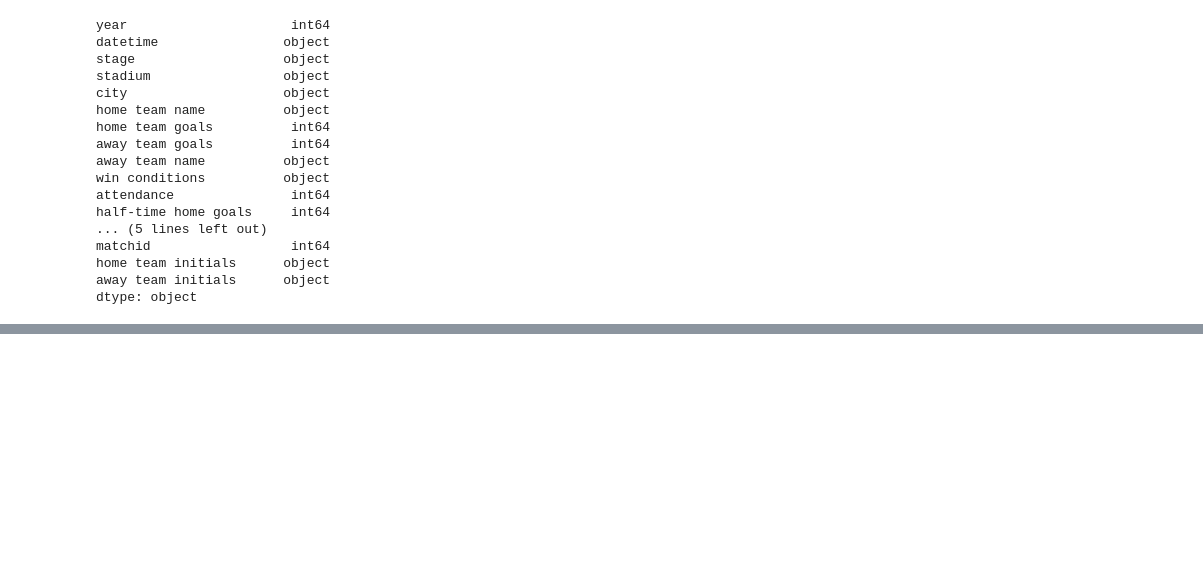
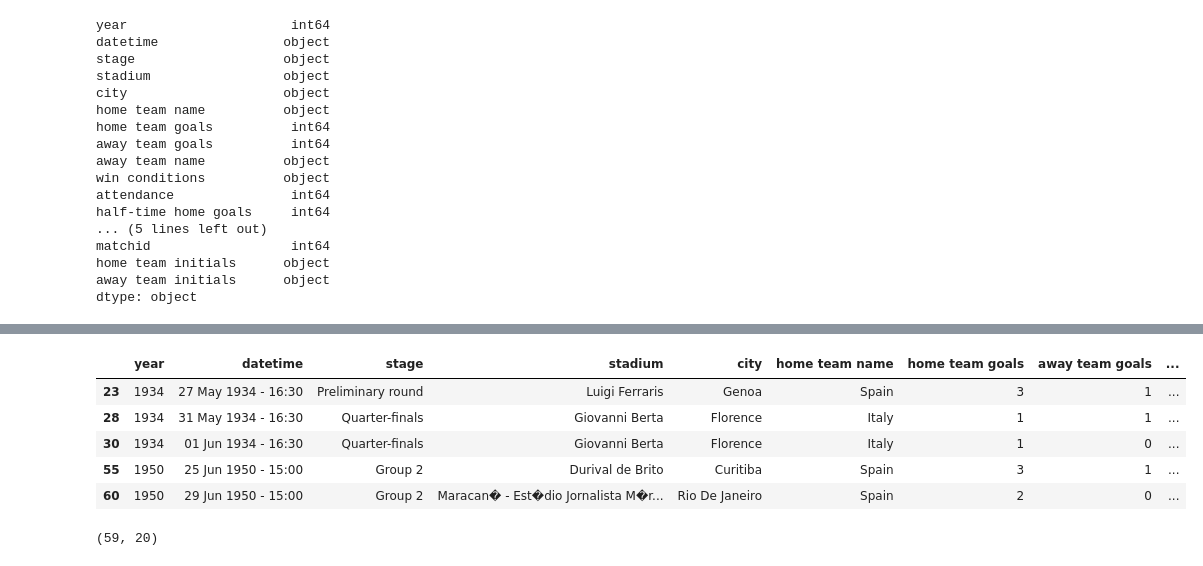
Before and after one commit to spizzolante/project1, a Jupyter notebook: first_project.ipynb, the cells around one changed output, grey strips where cells are left out. Cells and saved outputs as stored; diff of their text form; code cells hidden in the pictures; blank space fills up the shorter version.

```diff
--- a/first_project.ipynb
+++ b/first_project.ipynb
@@ -117,0 +143,13 @@ dtype: object
+# %%
+spain_df.head()
+# %% [output]
+|  | year | datetime | stage | stadium | city | home team name | home team goals | away team goals | ... |
+| 23 | 1934 | 27 May 1934 - 16:30 | Preliminary round | Luigi Ferraris | Genoa | Spain | 3 | 1 | ... |
+| 28 | 1934 | 31 May 1934 - 16:30 | Quarter-finals | Giovanni Berta | Florence | Italy | 1 | 1 | ... |
+| 30 | 1934 | 01 Jun 1934 - 16:30 | Quarter-finals | Giovanni Berta | Florence | Italy | 1 | 0 | ... |
+| 55 | 1950 | 25 Jun 1950 - 15:00 | Group 2 | Durival de Brito | Curitiba | Spain | 3 | 1 | ... |
+| 60 | 1950 | 29 Jun 1950 - 15:00 | Group 2 | Maracan� - Est�dio Jornalista M�r... | Rio De Janeiro | Spain | 2 | 0 | ... |
+# %%
+spain_df.shape
+# %% [output]
+(59, 20)
```
Also changed, not shown: parts of 10 cells of this notebook, 2 other files.
